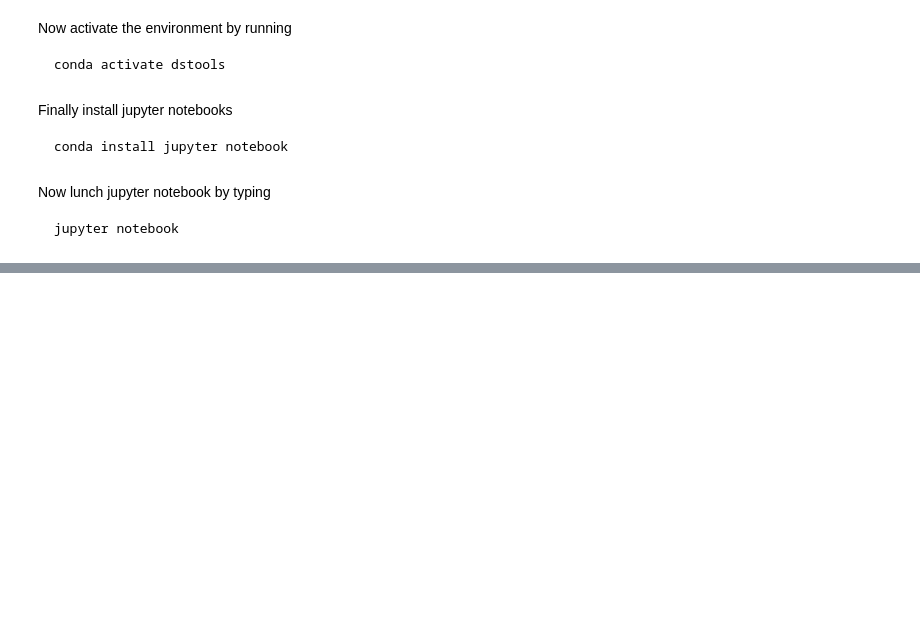
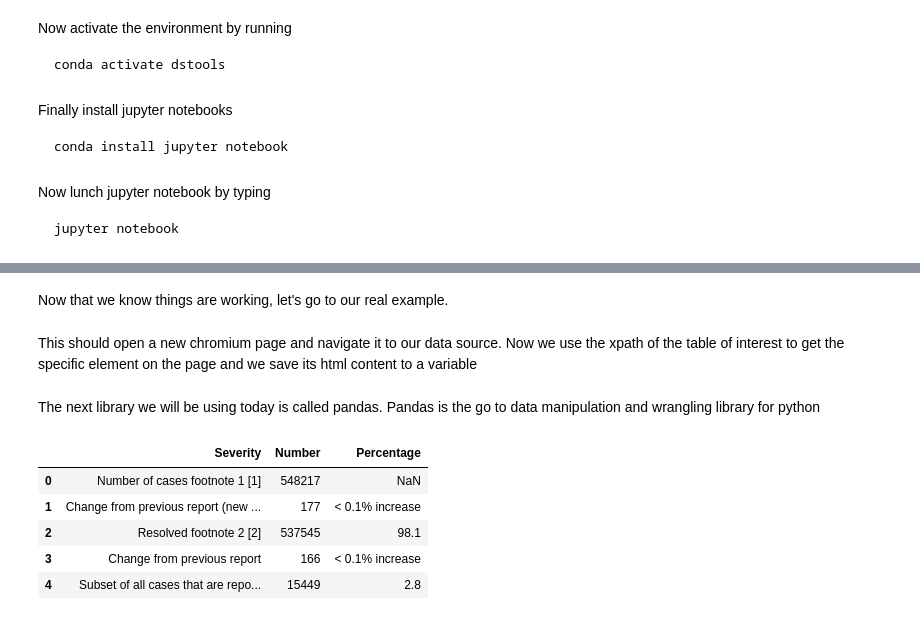
Before and after one commit to farbodab/ds-tools-ai4ph, a Jupyter notebook: Data Science Tools.ipynb, the cells around one changed output, grey strips where cells are left out. Saved outputs shown, nothing was run; the diff lists cells and outputs as text; code cells hidden in the pictures; blank space fills up the shorter version.

```diff
--- a/Data Science Tools.ipynb
+++ b/Data Science Tools.ipynb
@@ -48,0 +131,26 @@ jupyter notebook
+# %% [markdown]
+Now that we know things are working, let's go to our real example.
+# %%
+url = "https://www.ontario.ca/page/how-ontario-is-responding-covid-19"
+driver = webdriver.Chrome(executable_path='./chromedriver')
+driver.get(url)
+# %% [markdown]
+This should open a new chromium page and navigate it to our data source. Now we use the xpath of the table of interest to get the specific element on the page and we save its html content to a variable
+# %%
+element = driver.find_element_by_xpath('//*[@id="pagebody"]/table[1]')
+element_html = element.get_attribute('outerHTML')
+driver.close()
+# %% [markdown]
+The next library we will be using today is called pandas. Pandas is the go to data manipulation and wrangling library for python
+# %%
+import pandas as pd
+
+df = pd.read_html(element_html)[0]
+df.head()
+# %% [output]
+|  | Severity | Number | Percentage |
+| 0 | Number of cases footnote 1 [1] | 548217 | NaN |
+| 1 | Change from previous report (new ... | 177 | < 0.1% increase |
+| 2 | Resolved footnote 2 [2] | 537545 | 98.1 |
+| 3 | Change from previous report | 166 | < 0.1% increase |
+| 4 | Subset of all cases that are repo... | 15449 | 2.8 |
```
Also changed, not shown: parts of 28 cells of this notebook, 8 other files.
